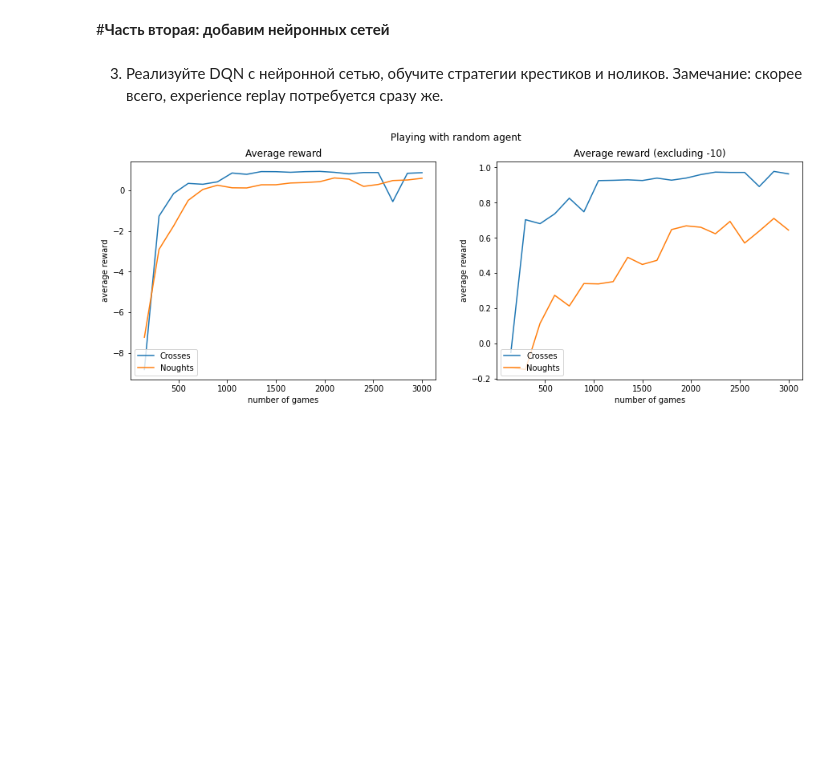
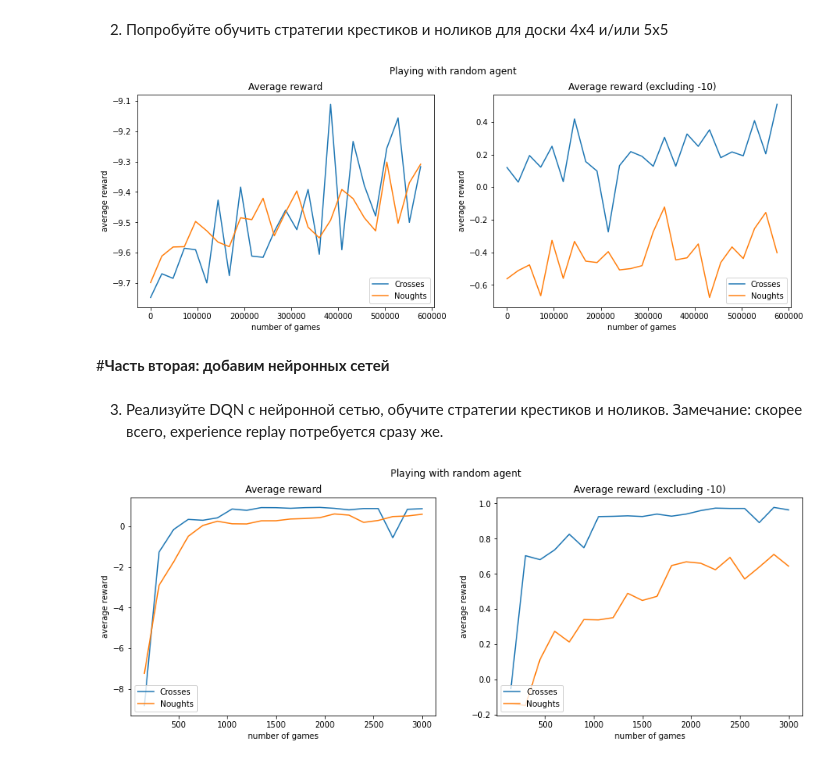
Before and after one commit to Mila601/Made2020_RL, a Jupyter notebook: hw2/HW2.ipynb, the cells around one changed output. Saved outputs shown, nothing was run; the diff lists cells and outputs as text; code cells hidden in the pictures; blank space fills up the shorter version.

```diff
--- a/hw2/HW2.ipynb
+++ b/hw2/HW2.ipynb
@@ -202,3 +364,12 @@ def plot_test_game(env, pi1, pi2, random_crosses=False, random_naughts=True, ver
+# %% [markdown]
+2. Попробуйте обучить стратегии крестиков и ноликов для доски 4х4 и/или 5х5
+# %%
+number_games = 600000
+alpha = 0.05
+env = TicTacToe(n_rows=4, n_cols=4, n_win=4)
+train_Qlearning= train_ql(env,  Qlearning(alpha, env),  number_games)
+# %% [output]
+[figure, added]
 # %% [markdown]
 #**Часть вторая: добавим нейронных сетей**
 # %% [markdown]
```
Also changed, not shown: parts of 6 cells of this notebook.
